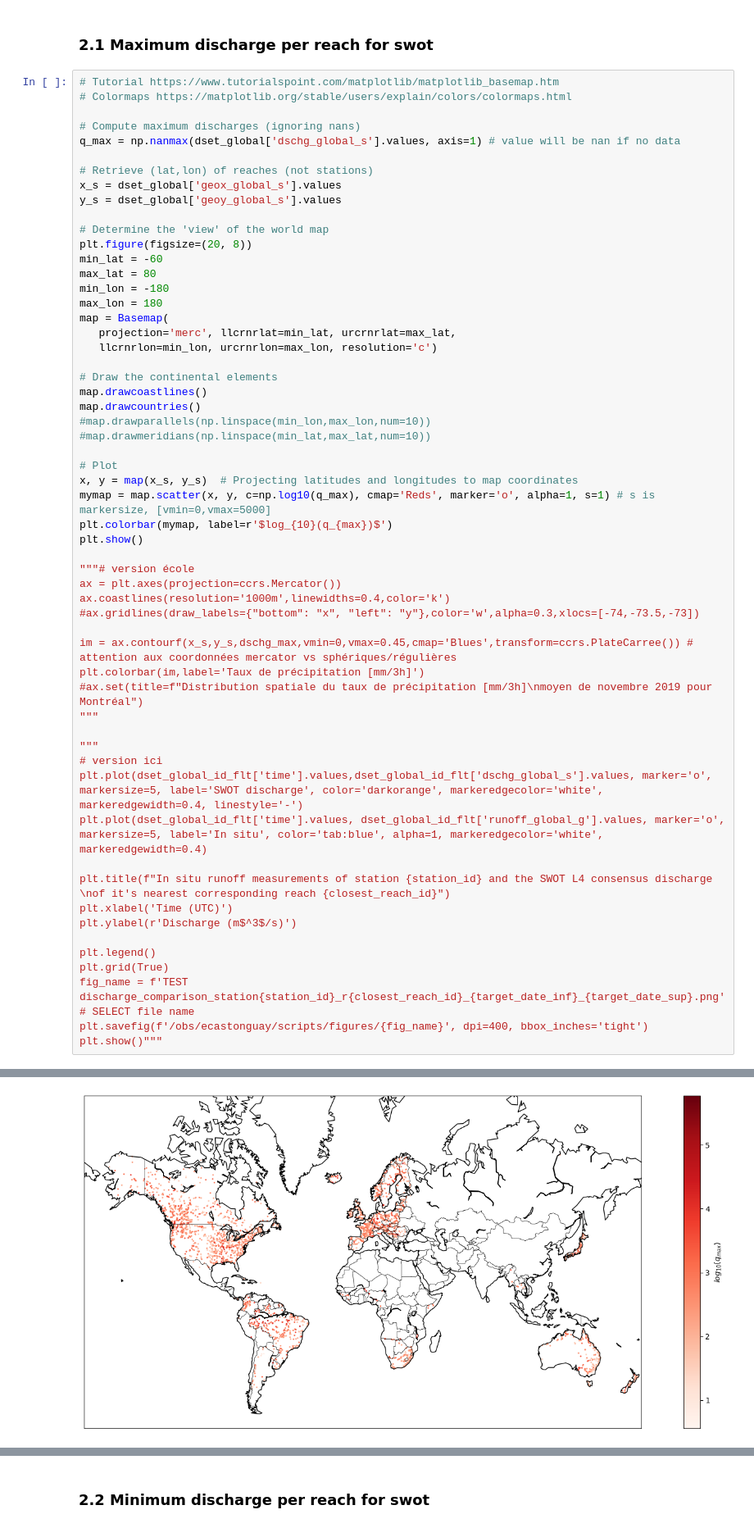
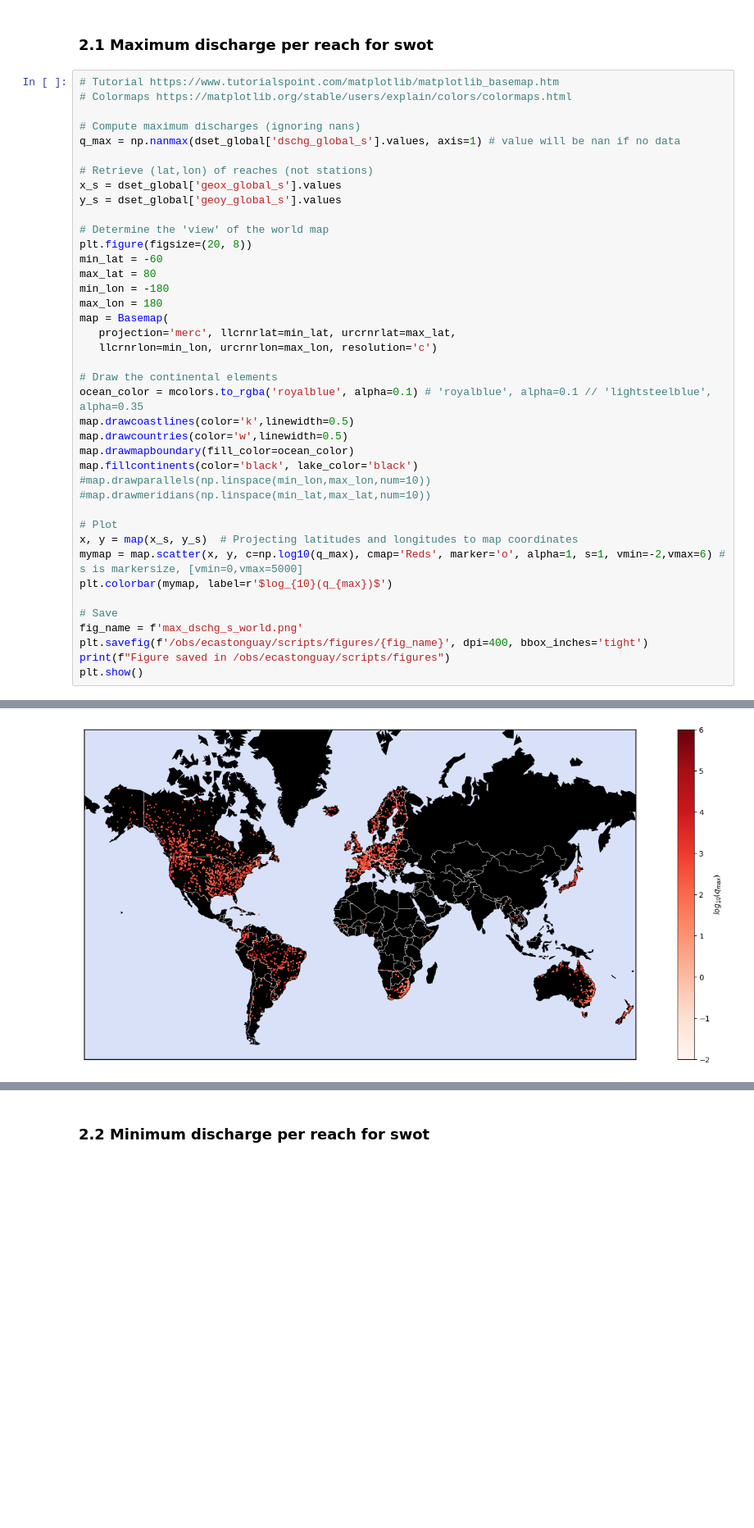
Before and after one commit to evecastonguay/Stage2026, a Jupyter notebook: discharge_dset.ipynb, the cells around one changed output, grey strips where cells are left out. Shown at 82% size. Saved outputs shown, nothing was run; the diff lists cells and outputs as text; blank space fills up the shorter version.

```diff
--- a/discharge_dset.ipynb
+++ b/discharge_dset.ipynb
@@ -414,39 +414,22 @@ map = Basemap(
    llcrnrlon=min_lon, urcrnrlon=max_lon, resolution='c')
 
 # Draw the continental elements
-map.drawcoastlines()
-map.drawcountries()
+ocean_color = mcolors.to_rgba('royalblue', alpha=0.1) # 'royalblue', alpha=0.1 // 'lightsteelblue', alpha=0.35
+map.drawcoastlines(color='k',linewidth=0.5)
+map.drawcountries(color='w',linewidth=0.5)
+map.drawmapboundary(fill_color=ocean_color)
+map.fillcontinents(color='black', lake_color='black')
 #map.drawparallels(np.linspace(min_lon,max_lon,num=10))
 #map.drawmeridians(np.linspace(min_lat,max_lat,num=10))
 
 # Plot
 x, y = map(x_s, y_s)  # Projecting latitudes and longitudes to map coordinates
-mymap = map.scatter(x, y, c=np.log10(q_max), cmap='Reds', marker='o', alpha=1, s=1) # s is markersize, [vmin=0,vmax=5000]
+mymap = map.scatter(x, y, c=np.log10(q_max), cmap='Reds', marker='o', alpha=1, s=1, vmin=-2,vmax=6) # s is markersize, [vmin=0,vmax=5000]
 plt.colorbar(mymap, label=r'$log_{10}(q_{max})$')
+
+# Save
+fig_name = f'max_dschg_s_world.png'
+plt.savefig(f'/obs/ecastonguay/scripts/figures/{fig_name}', dpi=400, bbox_inches='tight')
+print(f"Figure saved in /obs/ecastonguay/scripts/figures")
 plt.show()
-
-"""# version école
-ax = plt.axes(projection=ccrs.Mercator())
-ax.coastlines(resolution='1000m',linewidths=0.4,color='k')
-#ax.gridlines(draw_labels={"bottom": "x", "left": "y"},color='w',alpha=0.3,xlocs=[-74,-73.5,-73])
-
-im = ax.contourf(x_s,y_s,dschg_max,vmin=0,vmax=0.45,cmap='Blues',transform=ccrs.PlateCarree()) # attention aux coordonnées mercator vs sphériques/régulières
-plt.colorbar(im,label='Taux de précipitation [mm/3h]')
-#ax.set(title=f"Distribution spatiale du taux de précipitation [mm/3h]\nmoyen de novembre 2019 pour Montréal")
-"""
-
-"""
-# version ici
-plt.plot(dset_global_id_flt['time'].values,dset_global_id_flt['dschg_global_s'].values, marker='o', markersize=5, label='SWOT discharge', color='darkorange', markeredgecolor='white', markeredgewidth=0.4, linestyle='-')
-plt.plot(dset_global_id_flt['time'].values, dset_global_id_flt['runoff_global_g'].values, marker='o', markersize=5, label='In situ', color='tab:blue', alpha=1, markeredgecolor='white', markeredgewidth=0.4)
-
-plt.title(f"In situ runoff measurements of station {station_id} and the SWOT L4 consensus discharge \nof it's nearest corresponding reach {closest_reach_id}")
-plt.xlabel('Time (UTC)')
-plt.ylabel(r'Discharge (m$^3$/s)')
-
-plt.legend()
-plt.grid(True)
-fig_name = f'TEST discharge_comparison_station{station_id}_r{closest_reach_id}_{target_date_inf}_{target_date_sup}.png' # SELECT file name
-plt.savefig(f'/obs/ecastonguay/scripts/figures/{fig_name}', dpi=400, bbox_inches='tight')
-plt.show()"""
 # %% [output]
@@ -453 +437 @@ plt.show()"""
-[figure, old version]
+[figure, new version]
```
Also changed, not shown: parts of 12 cells of this notebook.
